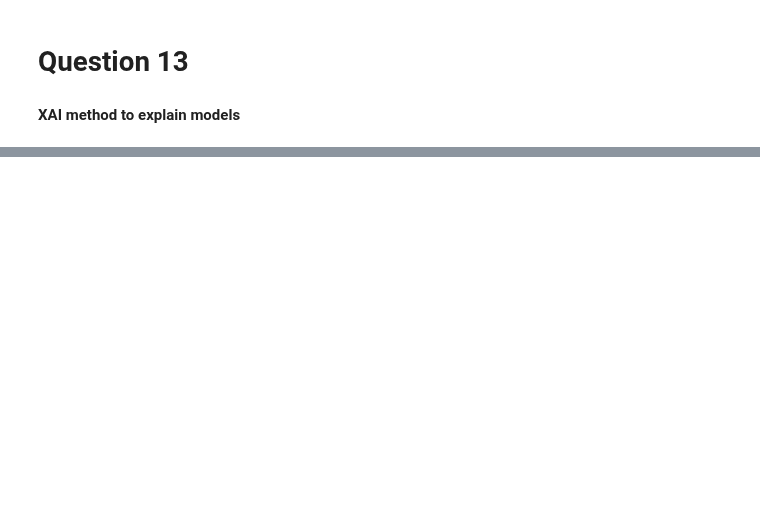
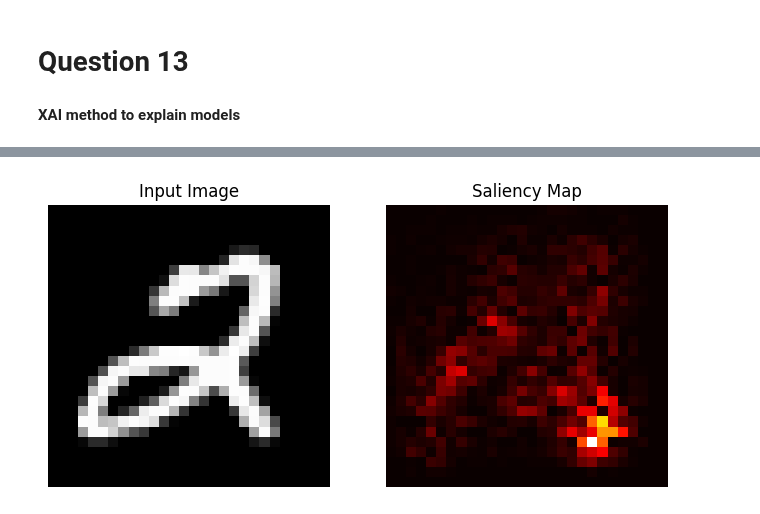
Before and after one commit to sunhuanhuan920/ECE1512_2023F_ProjectRepo_Zhenhuan_Sun, a Jupyter notebook: Project A/Task_1.ipynb, the cells around one changed output, grey strips where cells are left out. Saved outputs shown, nothing was run; the diff lists cells and outputs as text; code cells hidden in the pictures; blank space fills up the shorter version.

```diff
--- a/Project A/Task_1.ipynb
+++ b/Project A/Task_1.ipynb
@@ -885,0 +912,44 @@ Epoch 12: Class_accuracy: 98.74%
+# %%
+def compute_saliency(model, input_image):
+    # Convert the input image into a batch of size 1
+    input_image_batch = tf.expand_dims(input_image, 0)
+
+    # Watch the input pixels
+    with tf.GradientTape() as tape:
+        tape.watch(input_image_batch)
+
+        # Predict the class scores
+        predictions = model(input_image_batch)
+
+        # Get the prediction for the top class
+        top_class = tf.argmax(predictions[0])
+        top_class_value = predictions[0][top_class]
+
+    # Get the gradients of the top class with respect to the input
+    grads = tape.gradient(top_class_value, input_image_batch)
+
+    # Compute the saliency map as the max magnitude across all color channels
+    saliency = tf.math.reduce_max(tf.abs(grads), axis=-1)[0]
+
+    return saliency
+# %%
+import matplotlib.pyplot as plt
+
+# Choose a sample image
+sample_image = next(iter(mnist_test))[0][0]
+
+# Compute the saliency map for the teacher model
+saliency_teacher = compute_saliency(cnn_model, sample_image)
+plt.figure(figsize=(8, 4))
+plt.subplot(1, 2, 1)
+plt.title('Input Image')
+plt.imshow(sample_image[:, :, 0], cmap='gray')
+plt.axis('off')
+
+plt.subplot(1, 2, 2)
+plt.title('Saliency Map')
+plt.imshow(saliency_teacher, cmap='hot')
+plt.axis('off')
+plt.show()
+# %% [output]
+[figure, added]
```
Also changed, not shown: parts of 10 cells of this notebook.
